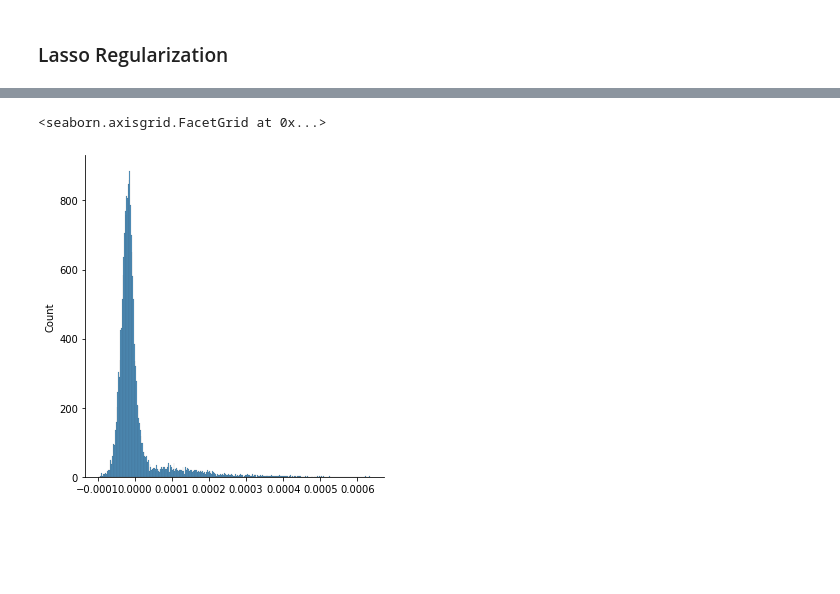
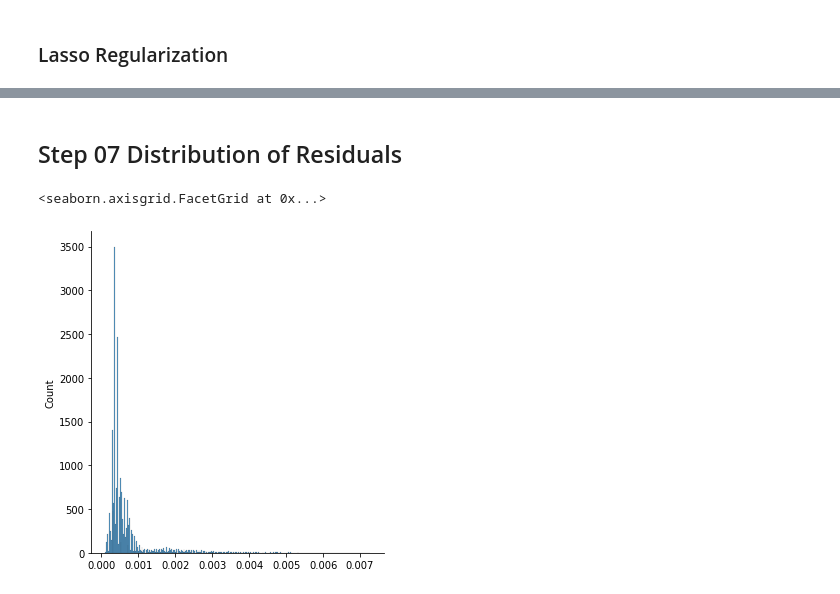
Before and after one commit to Nemat-Allah-Aloush/Multivariate_Data_Analysis, a Jupyter notebook: lab_02.ipynb, the cells around one changed output, grey strips where cells are left out. Cells and saved outputs as stored; diff of their text form; code cells hidden in the pictures; blank space fills up the shorter version.

```diff
--- a/lab_02.ipynb
+++ b/lab_02.ipynb
@@ -533,0 +419,28 @@ plt.legend(loc="center right",borderaxespad=0.1, bbox_to_anchor=(1.7, 0.5))
+# %%
+# Create a linear regression model
+ridge = Ridge(alpha=0.1)
+# Fitting Data
+ridge.fit(x_train_scaler, y_train_scaler)
+# Forecast on a test sample
+y_pred_scaler_reg = np.expand_dims(lasso.predict(x_test_scaler), 1)
+params_scaler_reg = np.append(lasso.intercept_, lasso.coef_)
+print('model parameters:')
+print('model weights:', lasso.coef_)
+print('model bias:', lasso.intercept_)
+# Errors
+mae = mean_absolute_error(y_test_scaler, y_pred_scaler_reg)
+mse = mean_squared_error(y_test_scaler, y_pred_scaler_reg)
+mape = mean_absolute_percentage_error(y_test_scaler, y_pred_scaler_reg)
+print('Mean absolute error = ', mae)
+print('Mean squared error = ', mse)
+print('Mean absolute percentage error = ', mape.squeeze())
+print('Determination coefficient = ', lasso.score(x_test_scaler, y_test_scaler))
+# Plotting real and predicted data
+x = []
+for i in range(len(y_test_scaler)):
+    x.append(i)
+plt.scatter(x, y_test_scaler, label = 'Original data')
+plt.scatter(x, y_pred_scaler_reg, label = 'Predicted by Ridge')
+plt.legend(loc="center right",borderaxespad=0.1, bbox_to_anchor=(1.9, 0.5))
+plt.xlabel('Enviromenta Variables')
+plt.ylabel('Appliances')
@@ -534,12 +457,13 @@ plt.legend(loc="center right",borderaxespad=0.1, bbox_to_anchor=(1.7, 0.5))
+# %% [markdown]
+## Step 07 Distribution of Residuals
 # %%
-
-
-y_pred_all = ridge2.predict(dataPredOrg)
+# Ridge Regression
+y_pred_all = ridge.predict(dataPredOrg)
 # distribution of residuals
-y1 = np.array(dataTargetOrg)
-y2 = np.array(y_pred_all)
-y_diff = y1[:,0] - y2[:,0]
-sns.displot(y_diff)
+target = np.array(dataTargetOrg)
+predicts = np.array(y_pred_all)
+diff = target[:,0] - predicts[:,0]
+sns.displot(diff)
 # %% [output]
 <seaborn.axisgrid.FacetGrid at 0x...>
-[figure, old version]
+[figure, new version]
```
Also changed, not shown: parts of 40 cells of this notebook.
